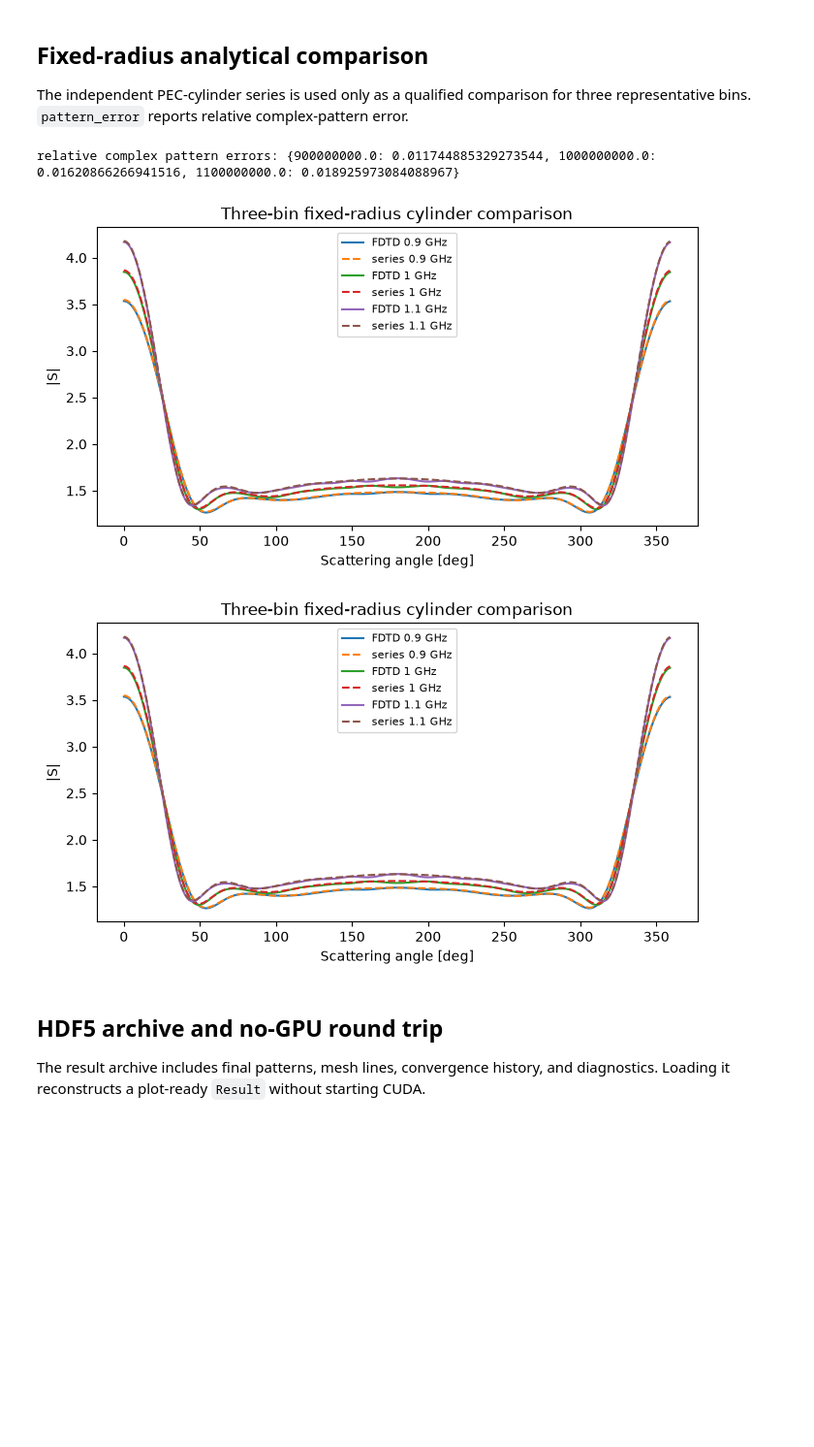
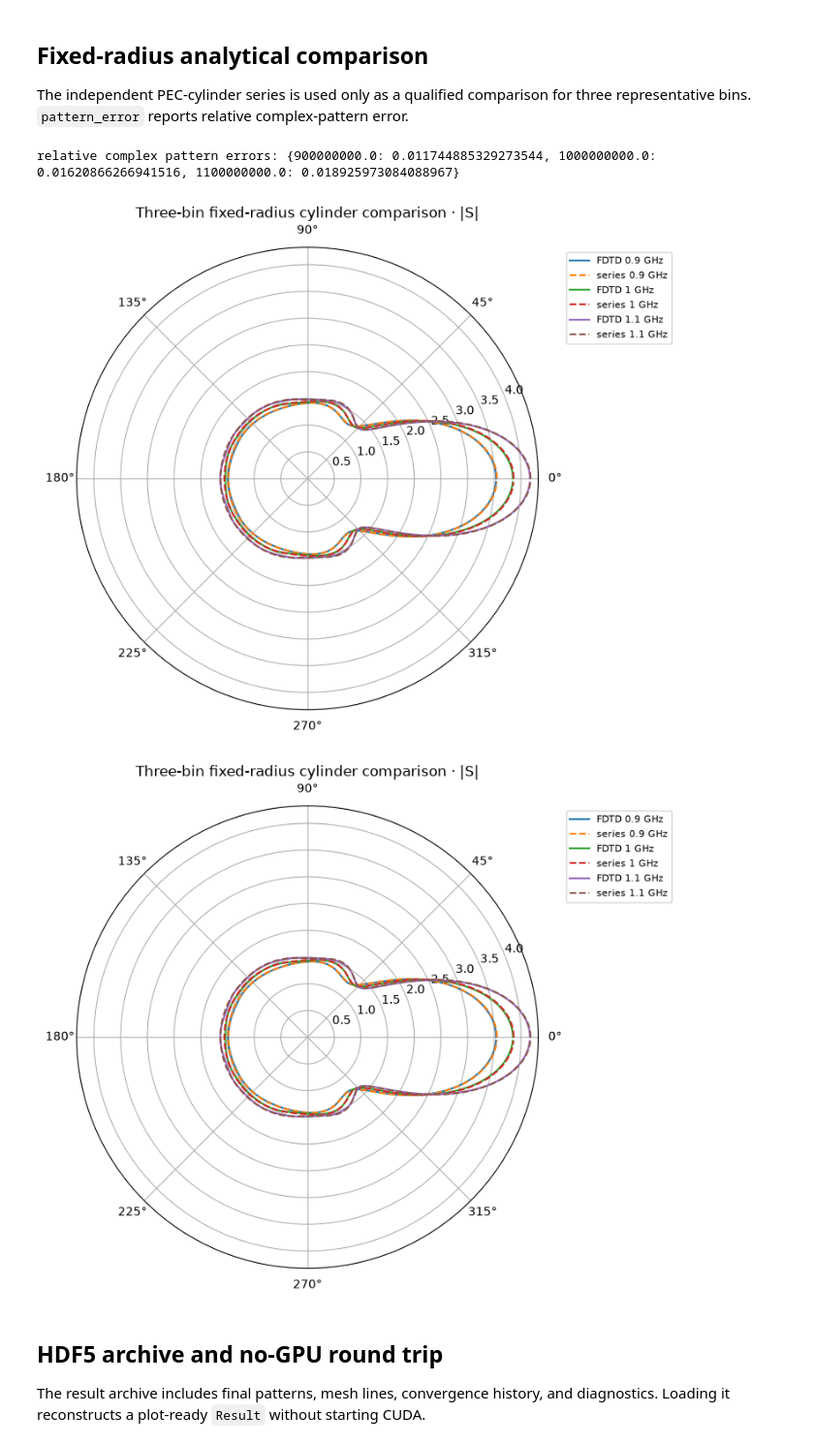
Before and after one commit to SolverNotConverging/FDTD_ML, a Jupyter notebook: notebooks/02_gpu_scattering_and_far_field.ipynb, the cells around one changed output. Shown at 97% size. Drawn from its saved outputs; the diff is of its cells as text; code cells hidden in the pictures; blank space fills up the shorter version.

```diff
--- a/notebooks/02_gpu_scattering_and_far_field.ipynb
+++ b/notebooks/02_gpu_scattering_and_far_field.ipynb
@@ -92,37 +96,36 @@ The independent PEC-cylinder series is used only as a qualified comparison for t
 # %%
 radius = 0.47 * lam
 sample = np.linspace(0, len(result.frequencies) - 1, 3, dtype=int)
 errors = {}
 for i in sample:
     exact = cylinder_amplitude(radius, result.frequencies[i], result.angles)
     errors[float(result.frequencies[i])] = pattern_error(result.far_field[i], exact)
 print("relative complex pattern errors:", errors)
 assert max(errors.values()) < 0.03
-fig, ax = plt.subplots(figsize=(8, 4))
+fig, ax = plt.subplots(figsize=(8, 7), subplot_kw={"projection": "polar"})
 for i in sample:
     exact = cylinder_amplitude(radius, result.frequencies[i], result.angles)
     ax.plot(
-        np.rad2deg(result.angles),
+        result.angles,
         abs(result.far_field[i]),
         label=f"FDTD {result.frequencies[i] / 1e9:g} GHz",
     )
     ax.plot(
-        np.rad2deg(result.angles),
+        result.angles,
         abs(exact),
         "--",
         label=f"series {result.frequencies[i] / 1e9:g} GHz",
     )
 ax.set(
-    xlabel="Scattering angle [deg]",
-    ylabel="|S|",
-    title="Three-bin fixed-radius cylinder comparison",
+    title="Three-bin fixed-radius cylinder comparison · |S|",
 )
-ax.legend(fontsize=8)
+ax.set_ylim(bottom=0)
+ax.legend(fontsize=8, loc="upper left", bbox_to_anchor=(1.05, 1))
 keep(fig, "14_three_bin_analytical_comparison.png")
 # %% [output]
 relative complex pattern errors: {900000000.0: 0.011744885329273544, 1000000000.0: 0.01620866266941516, 1100000000.0: 0.018925973084088967}
-[figure, old version]
+[figure, new version]
-[figure, old version]
+[figure, new version]
 # %% [markdown]
 ## HDF5 archive and no-GPU round trip
 
```
Also changed, not shown: parts of 3 cells of this notebook, 3 other files.
